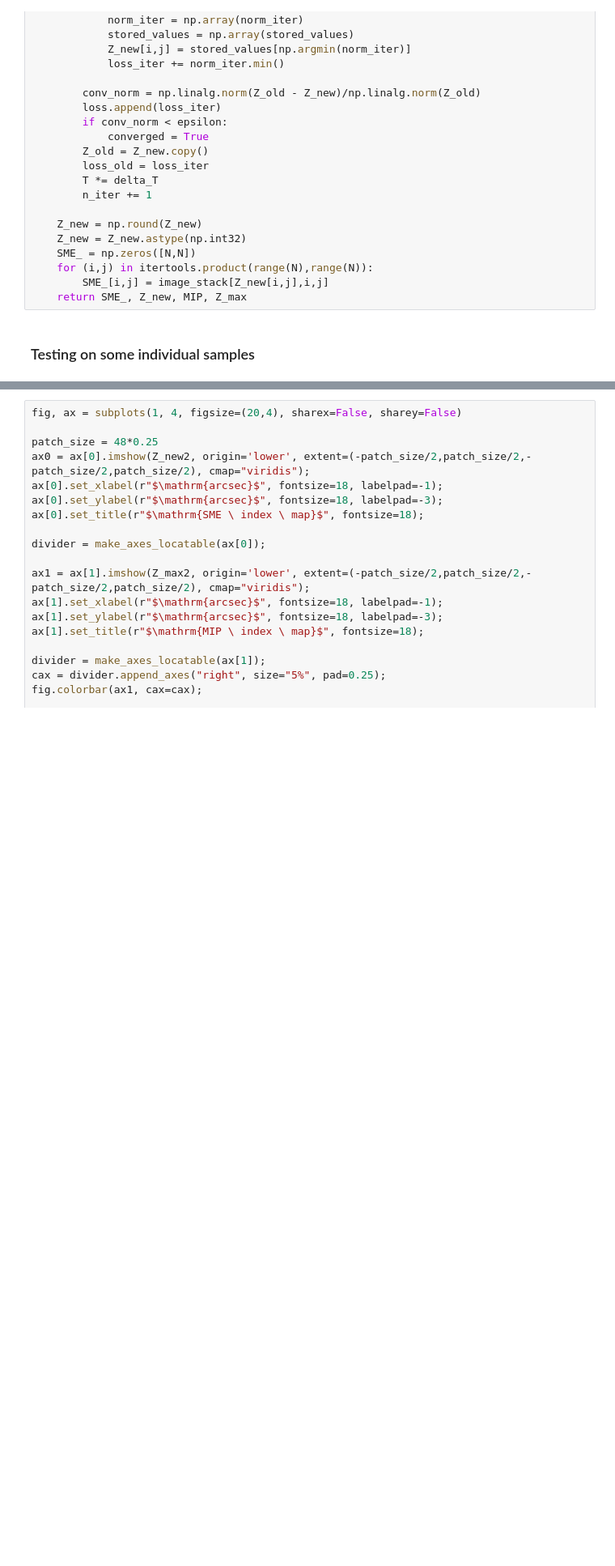
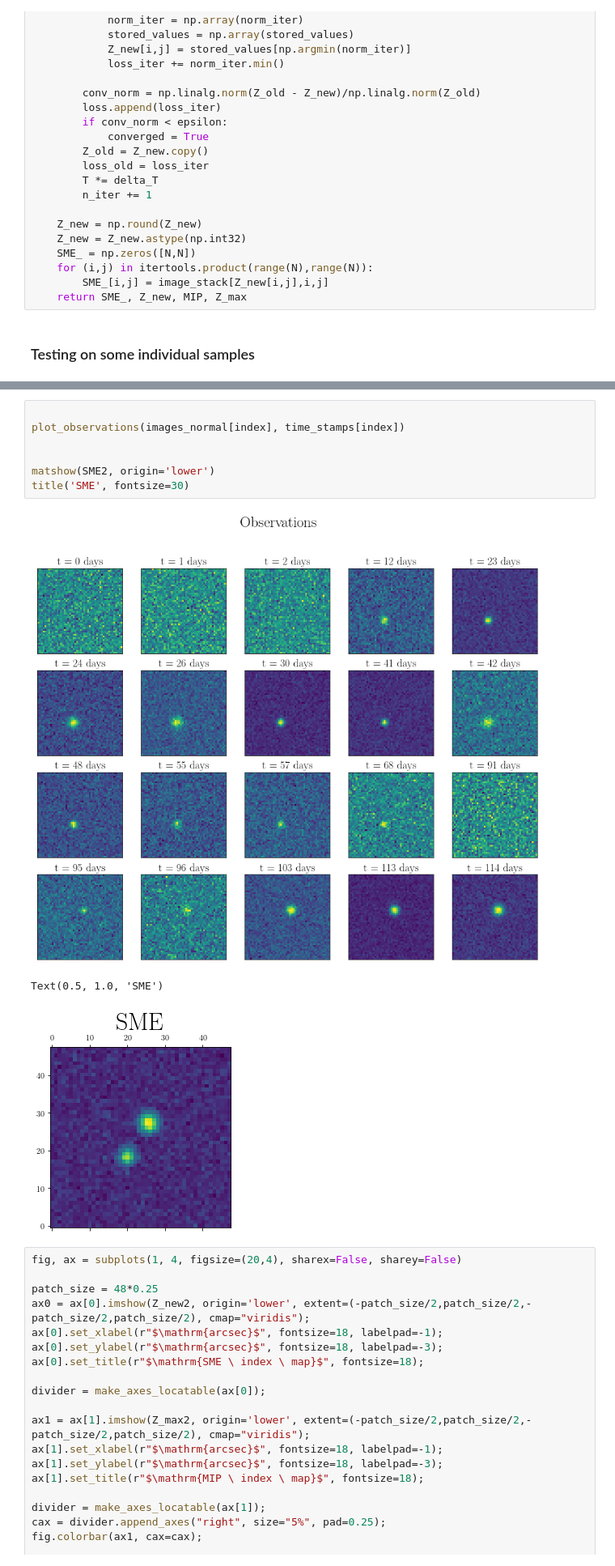
Before and after one commit to Nikki1510/lensed_supernova_simulator_tool, a Jupyter notebook: src/SME.ipynb, the cells around one changed output, grey strips where cells are left out. Shown: that part at 81% size. Drawn from its saved outputs; the diff is of its cells as text; blank space fills up the shorter version.

```diff
--- a/src/SME.ipynb
+++ b/src/SME.ipynb
@@ -129,3 +129,14 @@ Time elapsed:  6.913434028625488 seconds
+# %%
+
+plot_observations(images_normal[index], time_stamps[index])
+
+
+matshow(SME2, origin='lower')
+title('SME', fontsize=30)
+# %% [output]
+[figure, added]
+Text(0.5, 1.0, 'SME')
+[figure, added]
 # %%
 fig, ax = subplots(1, 4, figsize=(20,4), sharex=False, sharey=False)
 
```
Also changed, not shown: parts of 5 cells of this notebook, 4 other files.
